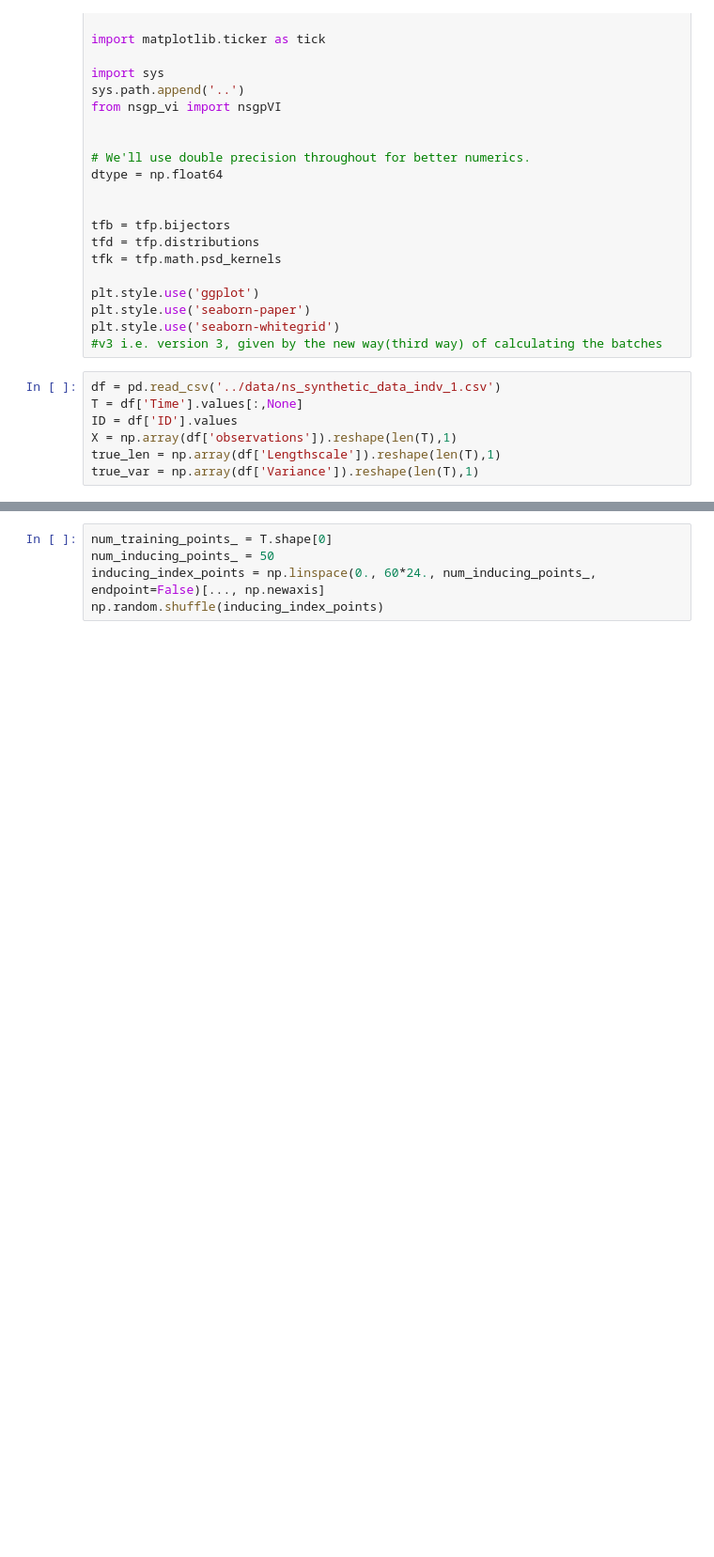
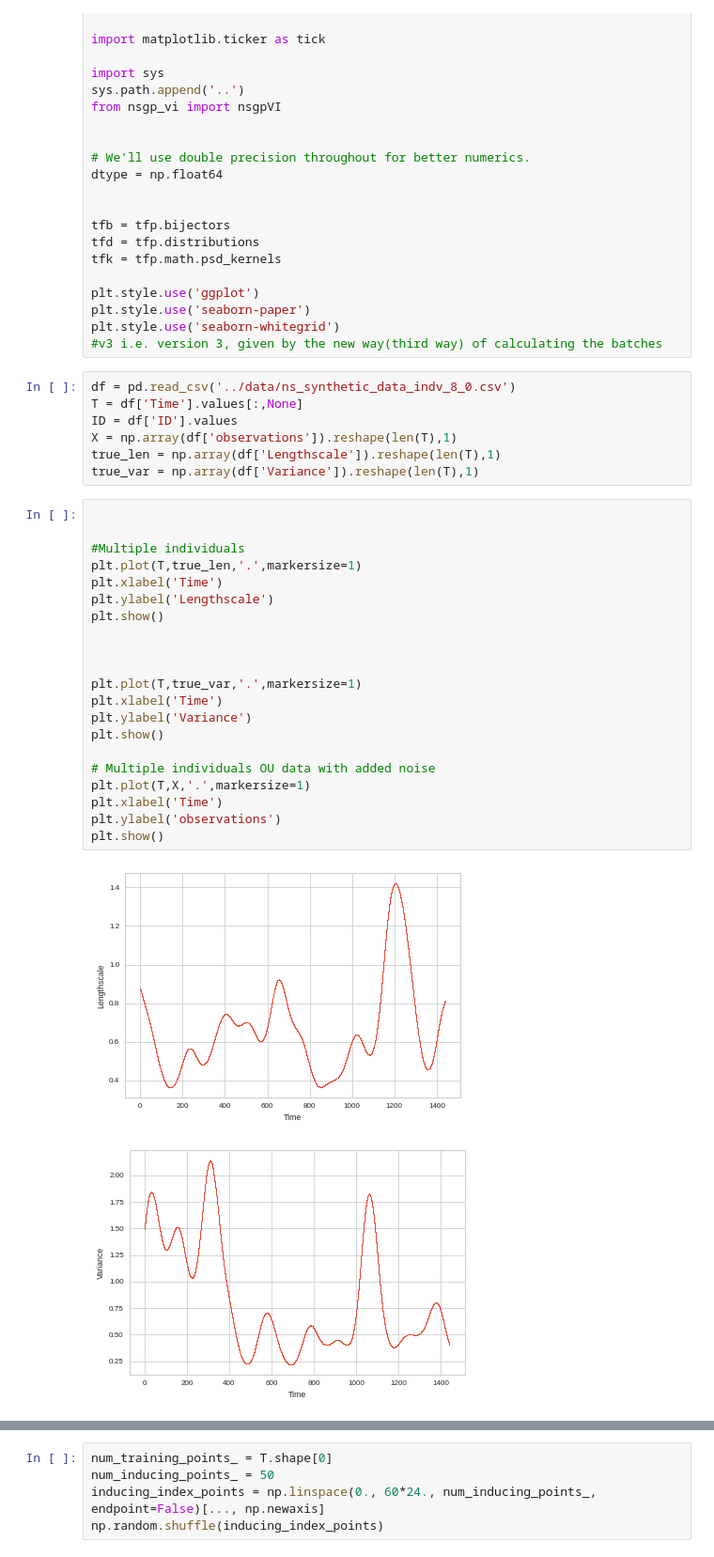
Before and after one commit to ctorney/vi-nsgp, a Jupyter notebook: synthetic-inference/inference.ipynb, the cells around one changed output, grey strips where cells are left out. Shown: that part at 94% size. Saved outputs shown, nothing was run; the diff lists cells and outputs as text; blank space fills up the shorter version.

```diff
--- a/synthetic-inference/inference.ipynb
+++ b/synthetic-inference/inference.ipynb
@@ -37,9 +37,33 @@ plt.style.use('seaborn-paper')
 plt.style.use('seaborn-whitegrid')
 #v3 i.e. version 3, given by the new way(third way) of calculating the batches
 # %%
-df = pd.read_csv('../data/ns_synthetic_data_indv_1.csv')
+df = pd.read_csv('../data/ns_synthetic_data_indv_8_0.csv')
 T = df['Time'].values[:,None]
 ID = df['ID'].values
 X = np.array(df['observations']).reshape(len(T),1)
 true_len = np.array(df['Lengthscale']).reshape(len(T),1)
 true_var = np.array(df['Variance']).reshape(len(T),1)
+# %%
+
+
+#Multiple individuals
+plt.plot(T,true_len,'.',markersize=1)
+plt.xlabel('Time')
+plt.ylabel('Lengthscale')
+plt.show()
+
+
+
+plt.plot(T,true_var,'.',markersize=1)
+plt.xlabel('Time')
+plt.ylabel('Variance')
+plt.show()
+
+# Multiple individuals OU data with added noise
+plt.plot(T,X,'.',markersize=1)
+plt.xlabel('Time')
+plt.ylabel('observations')
+plt.show()
+# %% [output]
+[figure, added]
+[figure, added]
```
Also changed, not shown: parts of 11 cells of this notebook.
